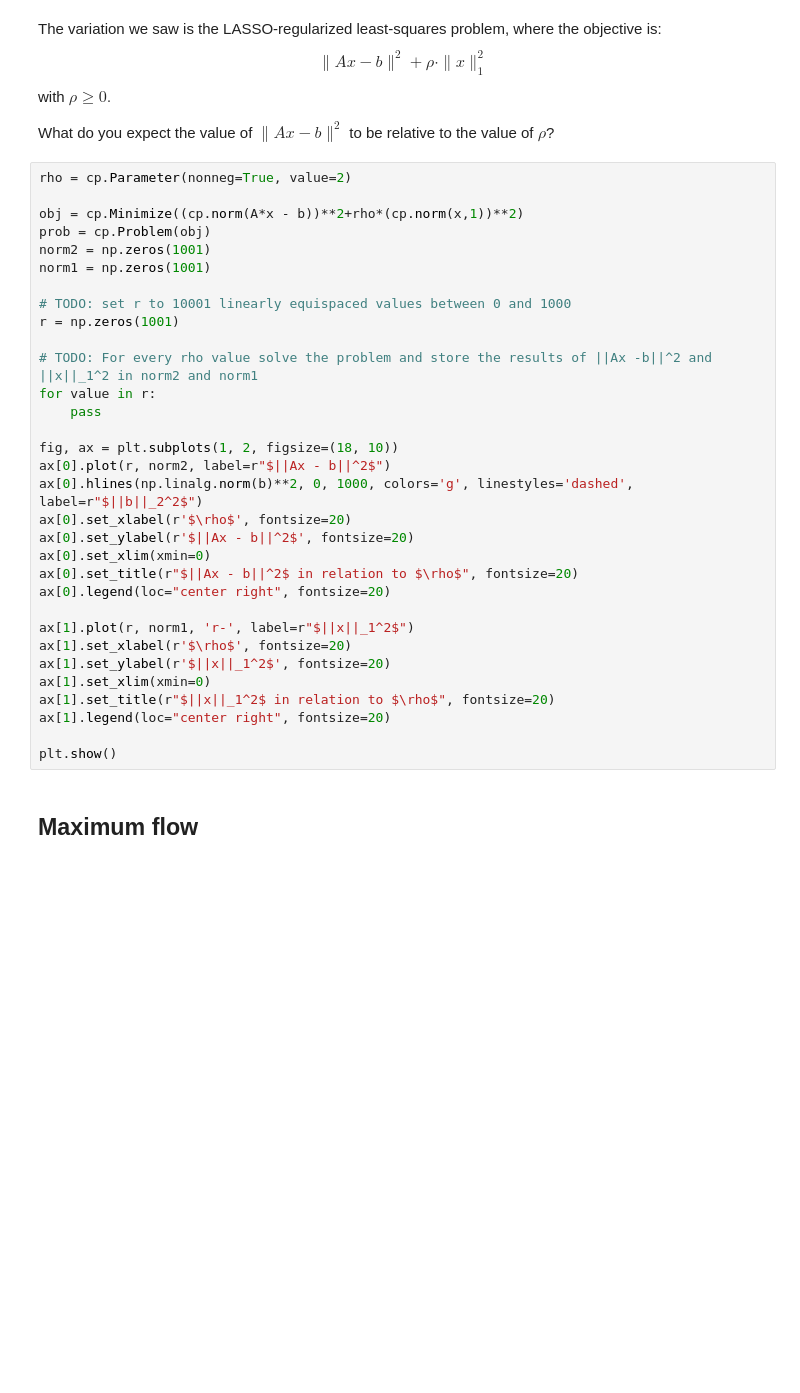
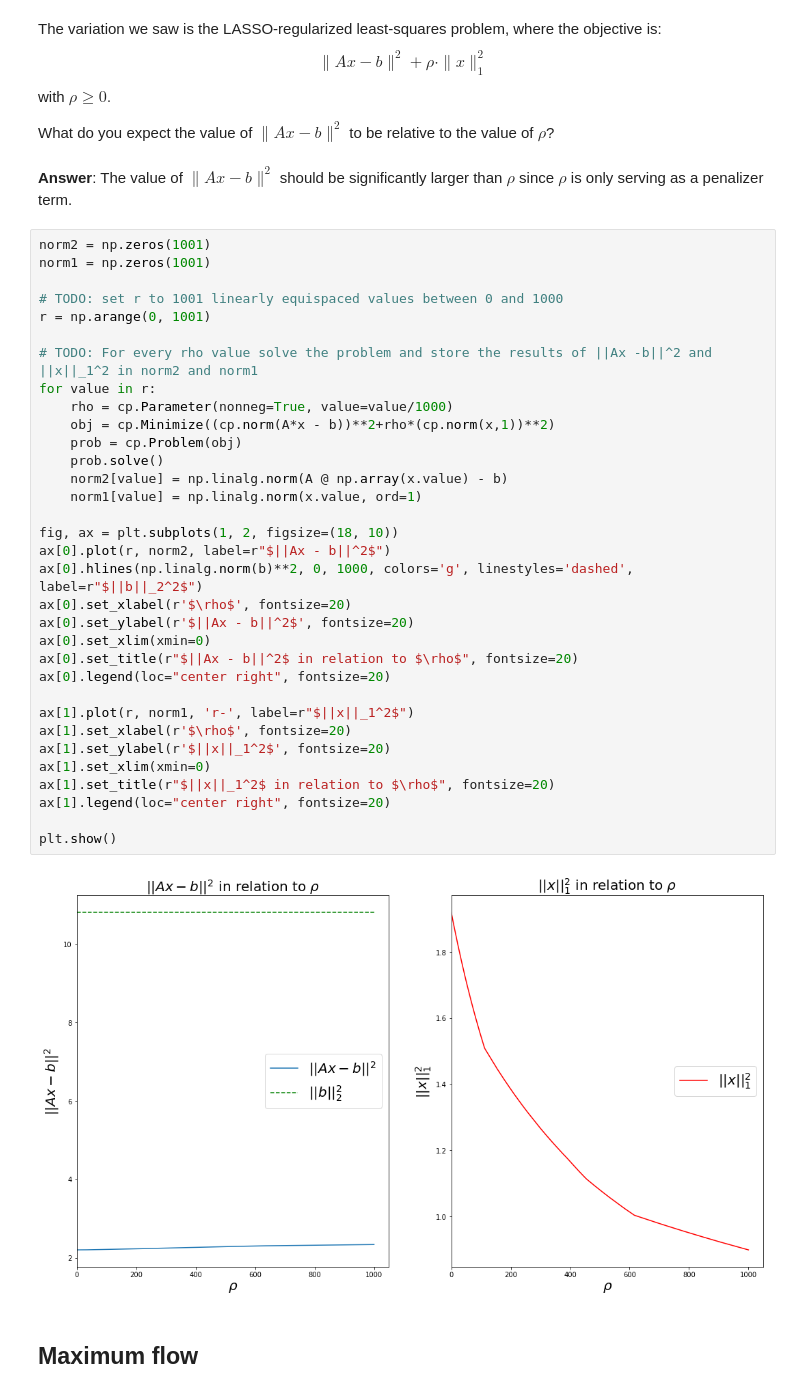
Before and after one commit to RuolinZheng08/cmsc25460-optimization, a Jupyter notebook: Homework1.ipynb, the cells around one changed output. Drawn from its saved outputs; the diff is of its cells as text; blank space fills up the shorter version.

```diff
--- a/Homework1.ipynb
+++ b/Homework1.ipynb
@@ -365,38 +376,43 @@ $$
 with $\rho \geq 0.$
 
 What do you expect the value of $\|Ax - b\|^2$ to be relative to the value of $\rho$?
+# %% [markdown]
+**Answer**: The value of $\|Ax-b\|^2$ should be significantly larger than $\rho$ since $\rho$ is only serving as a penalizer term.
 # %%
-rho = cp.Parameter(nonneg=True, value=2)
-
-obj = cp.Minimize((cp.norm(A*x - b))**2+rho*(cp.norm(x,1))**2)
-prob = cp.Problem(obj)
 norm2 = np.zeros(1001)
 norm1 = np.zeros(1001)
 
-# TODO: set r to 10001 linearly equispaced values between 0 and 1000
-r = np.zeros(1001)
+# TODO: set r to 1001 linearly equispaced values between 0 and 1000
+r = np.arange(0, 1001)
 
 # TODO: For every rho value solve the problem and store the results of ||Ax -b||^2 and ||x||_1^2 in norm2 and norm1
 for value in r:
-    pass
+    rho = cp.Parameter(nonneg=True, value=value/1000)
+    obj = cp.Minimize((cp.norm(A*x - b))**2+rho*(cp.norm(x,1))**2)
+    prob = cp.Problem(obj)
+    prob.solve()
+    norm2[value] = np.linalg.norm(A @ np.array(x.value) - b)
+    norm1[value] = np.linalg.norm(x.value, ord=1)
 
 fig, ax = plt.subplots(1, 2, figsize=(18, 10))
 ax[0].plot(r, norm2, label=r"$||Ax - b||^2$")
 ax[0].hlines(np.linalg.norm(b)**2, 0, 1000, colors='g', linestyles='dashed', label=r"$||b||_2^2$")
 ax[0].set_xlabel(r'$\rho$', fontsize=20)
 ax[0].set_ylabel(r'$||Ax - b||^2$', fontsize=20)
 ax[0].set_xlim(xmin=0)
 ax[0].set_title(r"$||Ax - b||^2$ in relation to $\rho$", fontsize=20)
 ax[0].legend(loc="center right", fontsize=20)
 
 ax[1].plot(r, norm1, 'r-', label=r"$||x||_1^2$")
 ax[1].set_xlabel(r'$\rho$', fontsize=20)
 ax[1].set_ylabel(r'$||x||_1^2$', fontsize=20)
 ax[1].set_xlim(xmin=0)
 ax[1].set_title(r"$||x||_1^2$ in relation to $\rho$", fontsize=20)
 ax[1].legend(loc="center right", fontsize=20)
 
 plt.show()
+# %% [output]
+[figure, added]
 # %% [markdown]
 ## Maximum flow
 # %% [markdown]
```
Also changed, not shown: parts of 9 cells of this notebook.
